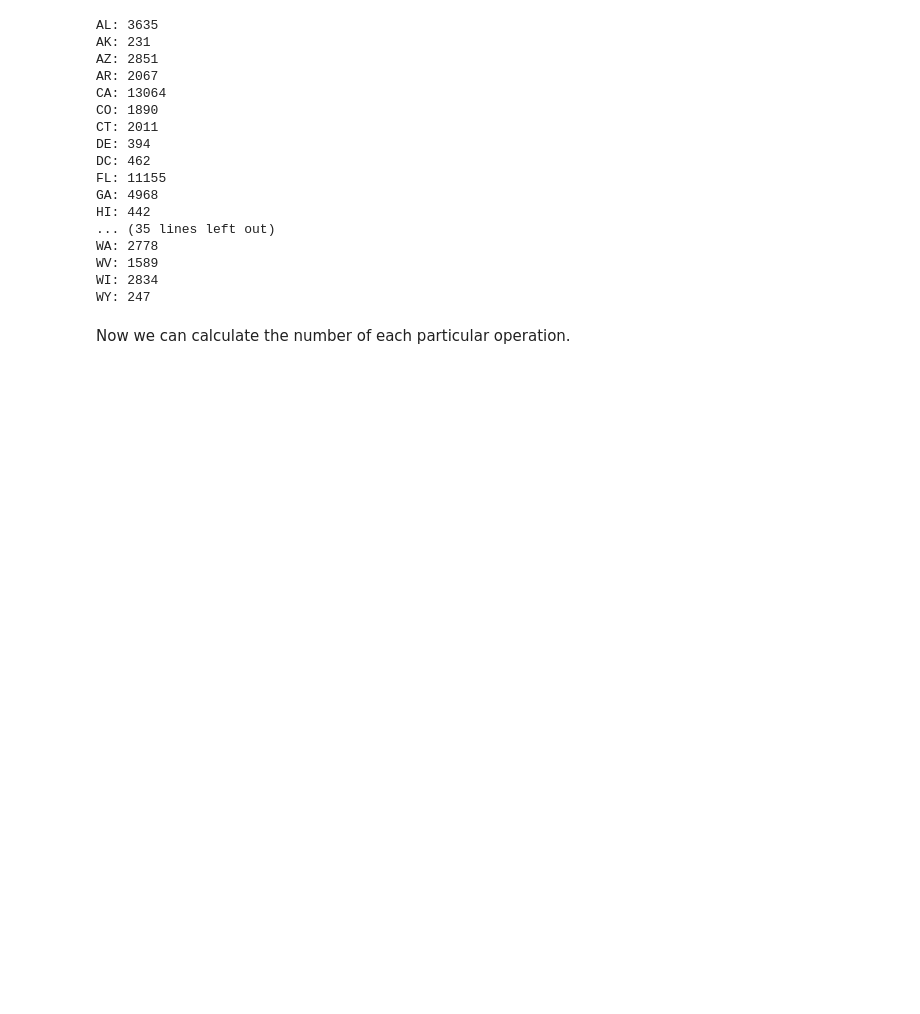
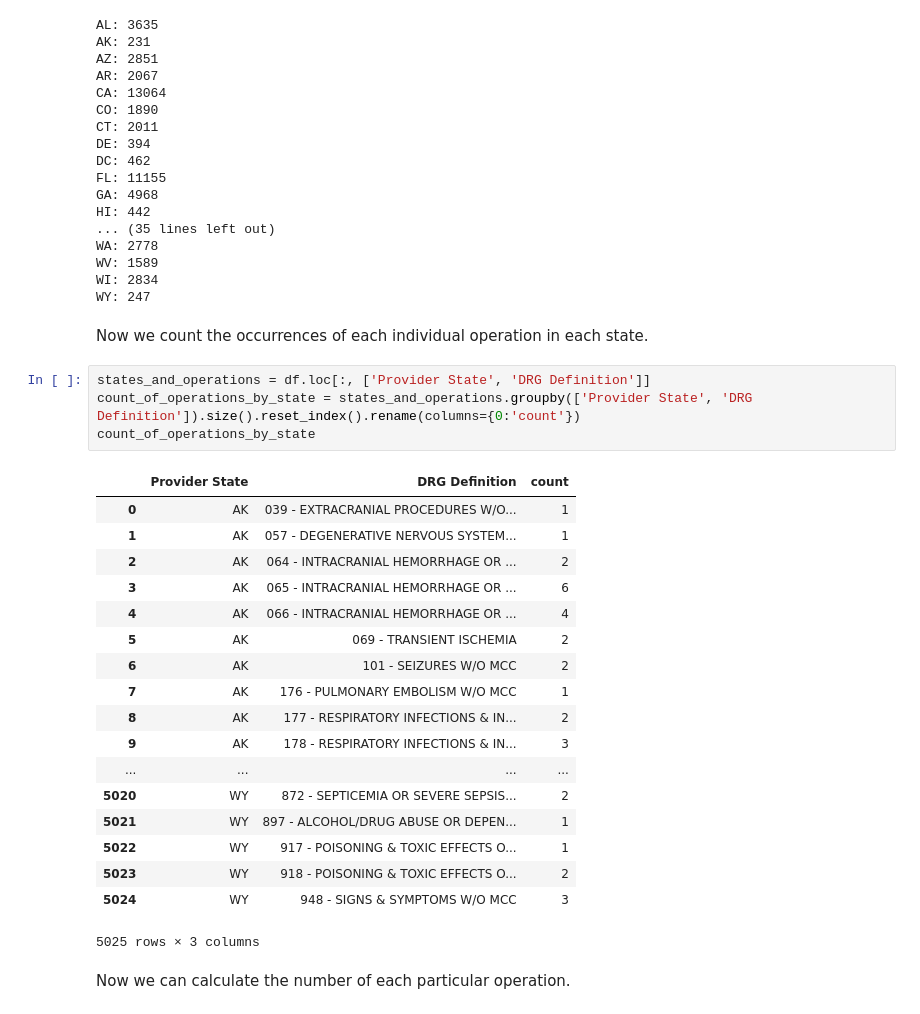
Before and after one commit to kblicharski/big-data-hackathon-2017, a Jupyter notebook: HackathonProject.ipynb, the cells around one changed output. Drawn from its saved outputs; the diff is of its cells as text; blank space fills up the shorter version.

Commit message:
Count number of each operation in each state

```diff
--- a/HackathonProject.ipynb
+++ b/HackathonProject.ipynb
@@ -68,6 +68,31 @@ WA: 2778
 WV: 1589
 WI: 2834
 WY: 247
+# %% [markdown]
+Now we count the occurrences of each individual operation in each state.
+# %%
+states_and_operations = df.loc[:, ['Provider State', 'DRG Definition']]
+count_of_operations_by_state = states_and_operations.groupby(['Provider State', 'DRG Definition']).size().reset_index().rename(columns={0:'count'})
+count_of_operations_by_state
+# %% [output]
+|  | Provider State | DRG Definition | count |
+| 0 | AK | 039 - EXTRACRANIAL PROCEDURES W/O... | 1 |
+| 1 | AK | 057 - DEGENERATIVE NERVOUS SYSTEM... | 1 |
+| 2 | AK | 064 - INTRACRANIAL HEMORRHAGE OR ... | 2 |
+| 3 | AK | 065 - INTRACRANIAL HEMORRHAGE OR ... | 6 |
+| 4 | AK | 066 - INTRACRANIAL HEMORRHAGE OR ... | 4 |
+| 5 | AK | 069 - TRANSIENT ISCHEMIA | 2 |
+| 6 | AK | 101 - SEIZURES W/O MCC | 2 |
+| 7 | AK | 176 - PULMONARY EMBOLISM W/O MCC | 1 |
+| 8 | AK | 177 - RESPIRATORY INFECTIONS & IN... | 2 |
+| 9 | AK | 178 - RESPIRATORY INFECTIONS & IN... | 3 |
+| ... | ... | ... | ... |
+| 5020 | WY | 872 - SEPTICEMIA OR SEVERE SEPSIS... | 2 |
+| 5021 | WY | 897 - ALCOHOL/DRUG ABUSE OR DEPEN... | 1 |
+| 5022 | WY | 917 - POISONING & TOXIC EFFECTS O... | 1 |
+| 5023 | WY | 918 - POISONING & TOXIC EFFECTS O... | 2 |
+| 5024 | WY | 948 - SIGNS & SYMPTOMS W/O MCC | 3 |
+5025 rows × 3 columns
 # %% [markdown]
 Now we can calculate the number of each particular operation.
 # %%
```
